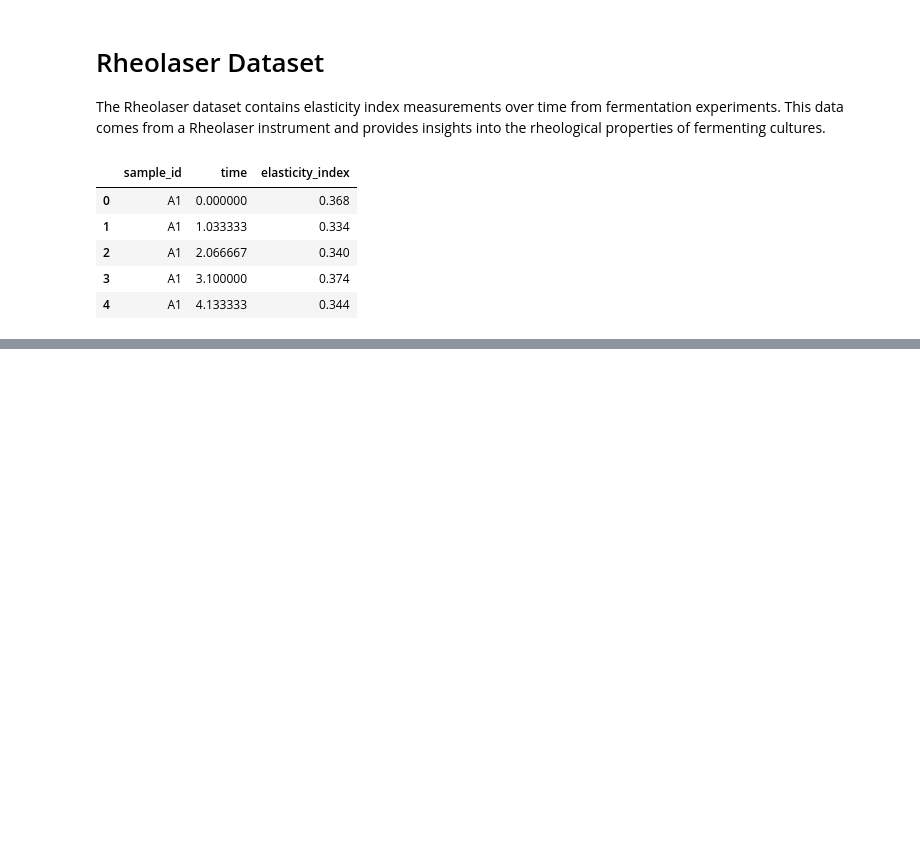
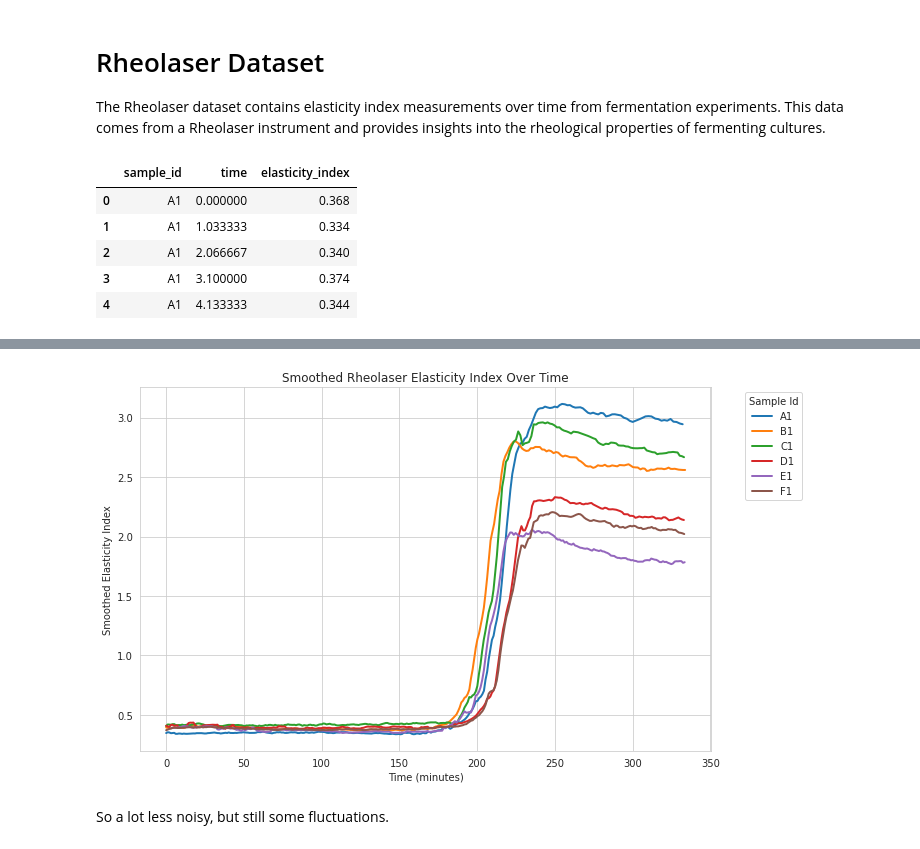
Before and after one commit to Aschwins/scikit-ferm, a Jupyter notebook: notebooks/02_curve_smoothing.ipynb, the cells around one changed output, grey strips where cells are left out. Drawn from its saved outputs; the diff is of its cells as text; code cells hidden in the pictures; blank space fills up the shorter version.

```diff
--- a/notebooks/02_curve_smoothing.ipynb
+++ b/notebooks/02_curve_smoothing.ipynb
@@ -3,3 +3,12 @@ import matplotlib.pyplot as plt
 
 from skferm.datasets import load_rheolaser_data
 from skferm.plotting import plot_fermentation_curves
+from skferm.smoothing import SMOOTHING_METHODS, smooth, smooth_sequential
+
+# Configure matplotlib for lower resolution plots (better for version control)
+plt.rcParams["figure.dpi"] = 72  # Lower DPI (default is usually 100)
+plt.rcParams["savefig.dpi"] = 72  # Lower save DPI
+plt.rcParams["figure.figsize"] = (10, 6)  # Smaller default figure size
+
+%load_ext autoreload
+%autoreload 2
@@ -38,0 +72,16 @@ plt.show()
+# %%
+# smooth defaults are: method="rolling", window_size=5
+smoothed_data = smooth(rheolaser_data, x="time", y="elasticity_index", groupby_col="sample_id")
+# %%
+fig = plot_fermentation_curves(
+    smoothed_data,
+    title="Smoothed Rheolaser Elasticity Index Over Time",
+    x="time",
+    y="elasticity_index_smooth",
+    xlabel="Time (minutes)",
+    ylabel="Smoothed Elasticity Index",
+)
+# %% [output]
+[figure, added]
+# %% [markdown]
+So a lot less noisy, but still some fluctuations.
```
Also changed, not shown: parts of 12 cells of this notebook, 2 other files.
